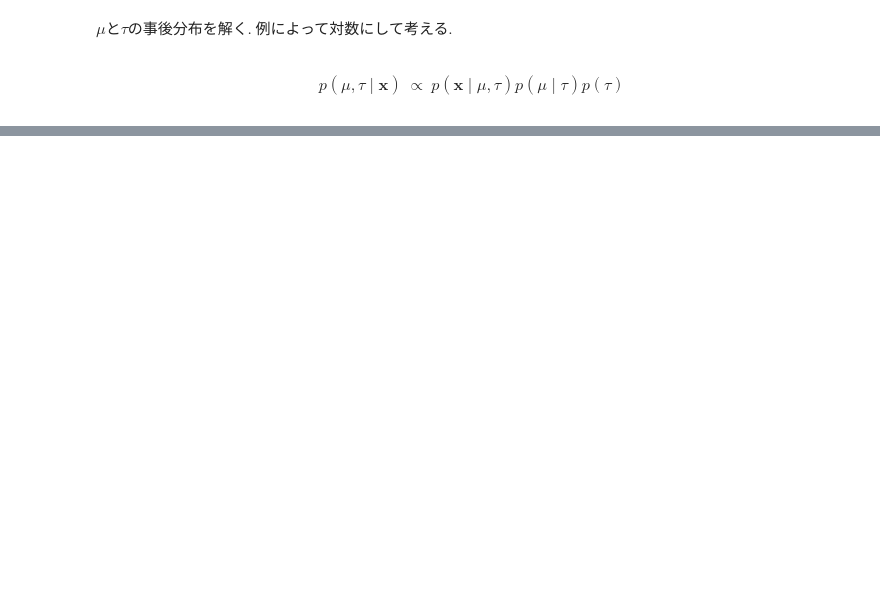
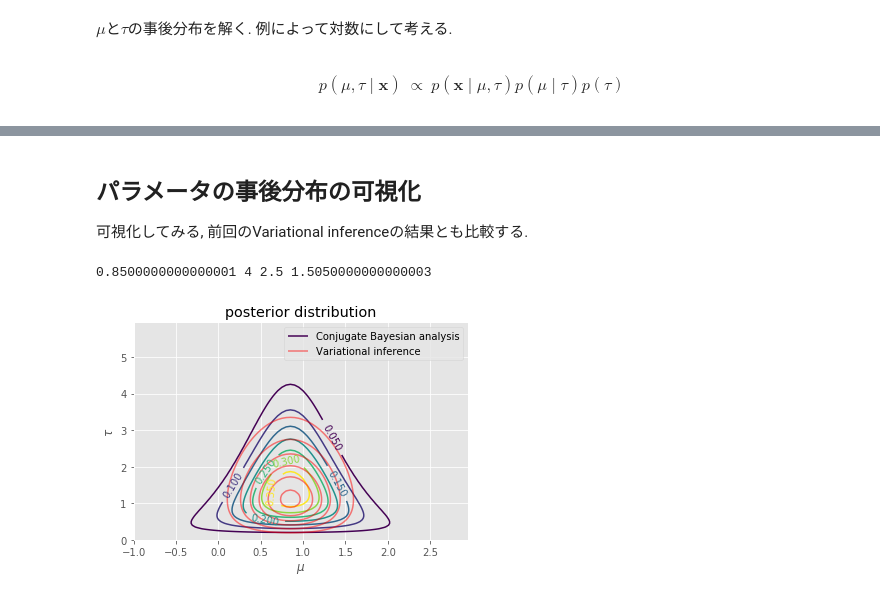
Before and after one commit to kazufusa/til, a Jupyter notebook: 20180714_bayes_gaussian_dist/readme.ipynb, the cells around one changed output, grey strips where cells are left out. Drawn from its saved outputs; the diff is of its cells as text; code cells hidden in the pictures; blank space fills up the shorter version.

Commit message:
[Bayes posterior of normal dist] implement

```diff
--- a/20180714_bayes_gaussian_dist/readme.ipynb
+++ b/20180714_bayes_gaussian_dist/readme.ipynb
@@ -330,0 +307,4 @@ $$
+# %% [markdown]
+## パラメータの事後分布の可視化
+
+可視化してみる, 前回のVariational inferenceの結果とも比較する.
@@ -330,0 +332,55 @@ $$
+# %%
+# test data
+X = pd.DataFrame([1.1, 1.0, 1.3])
+N = X.size
+meanX = X.mean()[0]
+
+# parameters of prior
+mu0 = 0
+lambda0 = 1
+a0 = 1
+b0 = 1
+
+# parameters of posterior
+muN = (N * meanX + lambda0 * mu0) / (lambda0 + N)
+lambdaN = lambda0 + N
+aN = N / 2. + a0
+bN = b0 + 1./2. * X.apply(lambda x: np.power(x - meanX, 2.)).sum()[0] \
+    + N * lambda0 * np.power(meanX - mu0, 2.) / 2. / (lambda0 + N)
+print(muN, lambdaN, aN, bN)
+# %% [output]
+0.8500000000000001 4 2.5 1.5050000000000003
+# %%
+# grid
+delta = 0.05
+x = np.arange(-1.0, 3.0, delta)
+y = np.arange(0.0, 6.0, delta)
+X, Y = np.meshgrid(x, y)
+
+# posterior distribution
+q_mu = lambda x, y: sp.stats.norm.pdf(x, muN, np.sqrt(1./(lambdaN*y)))
+q_tau = lambda y: sp.stats.gamma.pdf(y, a=aN, scale=1/bN)
+f = lambda x,y: q_mu(x, y) * q_tau(y)
+Z = f(X, Y)
+
+# posterior distribution with Variational inference
+muN_vi, lambdaN_vi, aN_vi, bN_vi = 0.8500000000000001, 6.644514934162626, 3.0, 1.8060009073502514
+q_mu_vi = lambda x: sp.stats.norm.pdf(x, muN_vi, np.sqrt(1/(lambdaN_vi)))
+q_tau_vi = lambda x: sp.stats.gamma.pdf(x, a=aN_vi, scale=1/bN_vi)
+f_vi = lambda x,y: q_mu_vi(x) * q_tau_vi(y)
+Z_vi = f_vi(X, Y)
+
+# plot
+cs = plt.contour(X, Y, Z)
+cs_vi = plt.contour(X, Y, Z_vi, colors='red', alpha=0.5)
+plt.clabel(cs, inline=1, fontsize=10)
+plt.xlabel(r'$\mu$')
+plt.ylabel(r'$\tau$')
+plt.title('posterior distribution')
+
+lines = [cs.collections[0], cs_vi.collections[0]]
+labels = ['Conjugate Bayesian analysis','Variational inference']
+plt.legend(lines, labels)
+plt.savefig("1.png")
+# %% [output]
+[figure, added]
```
Also changed, not shown: parts of 28 cells of this notebook, 2 other files.
